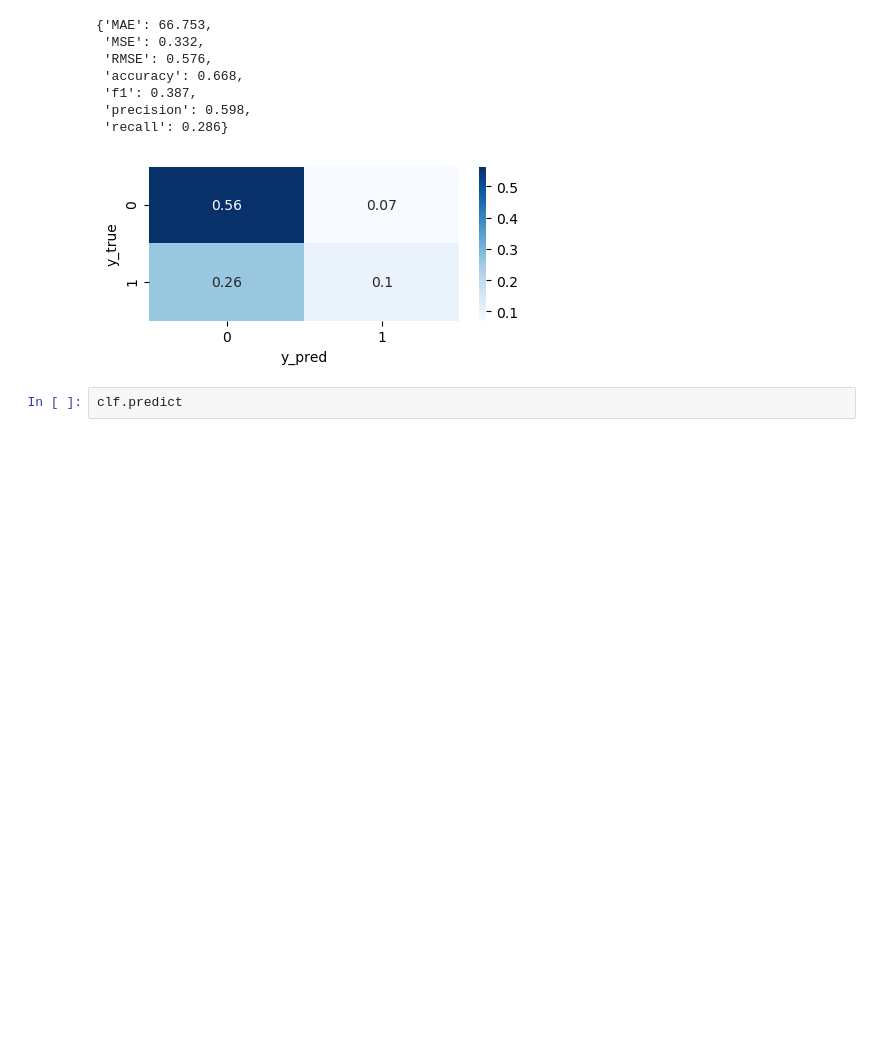
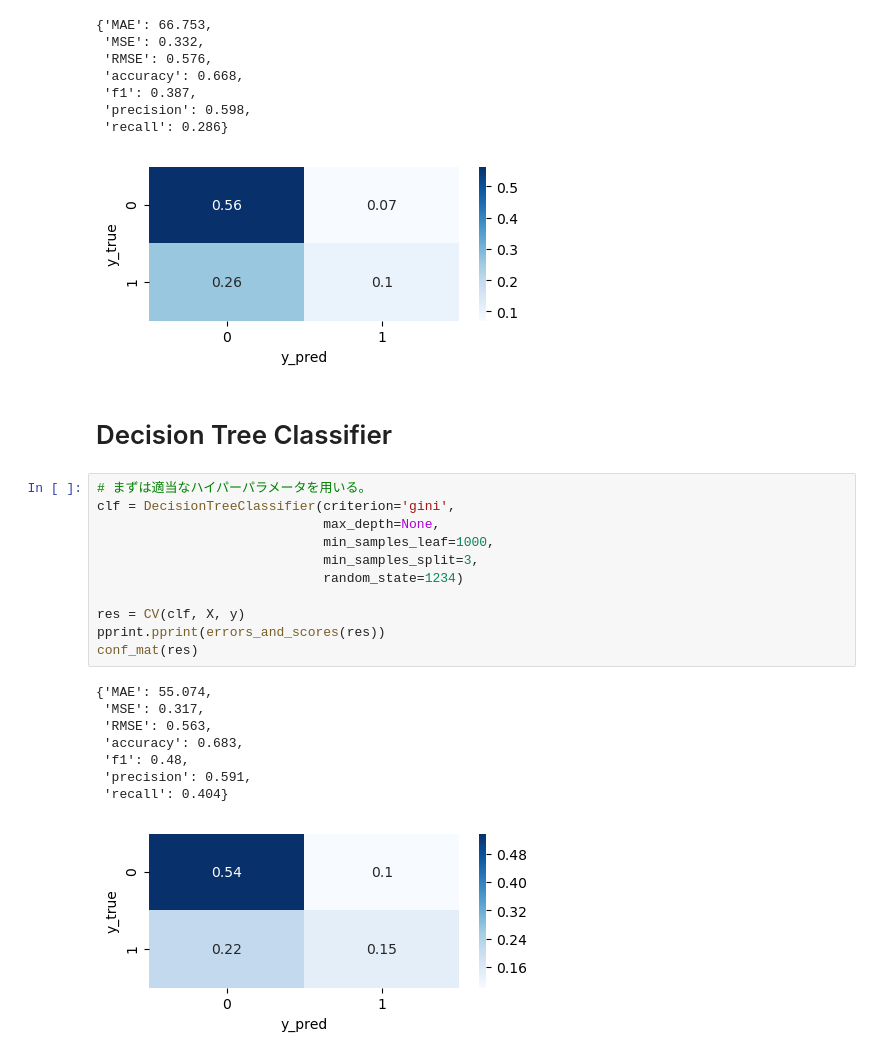
Before and after one commit to masam101376/kickstarter-projects, a Jupyter notebook: practice_marged.ipynb, the cells around one changed output. Drawn from its saved outputs; the diff is of its cells as text; blank space fills up the shorter version.

```diff
--- a/practice_marged.ipynb
+++ b/practice_marged.ipynb
@@ -699,5 +698,25 @@ conf_mat(res)
  'precision': 0.598,
  'recall': 0.286}
 [figure]
-# %%
-clf.predict
+# %% [markdown]
+# Decision Tree Classifier
+# %%
+# まずは適当なハイパーパラメータを用いる。
+clf = DecisionTreeClassifier(criterion='gini',
+                             max_depth=None,
+                             min_samples_leaf=1000,
+                             min_samples_split=3,
+                             random_state=1234)
+
+res = CV(clf, X, y)
+pprint.pprint(errors_and_scores(res))
+conf_mat(res)
+# %% [output]
+{'MAE': 55.074,
+ 'MSE': 0.317,
+ 'RMSE': 0.563,
+ 'accuracy': 0.683,
+ 'f1': 0.48,
+ 'precision': 0.591,
+ 'recall': 0.404}
+[figure, added]
```
Also changed, not shown: parts of 22 cells of this notebook.
